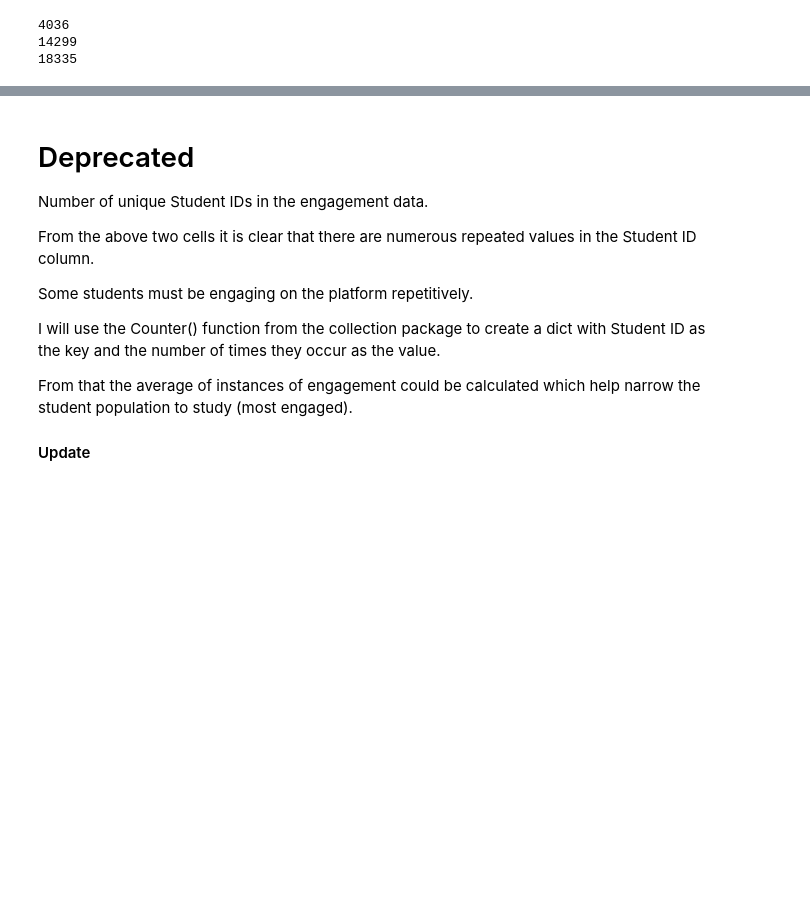
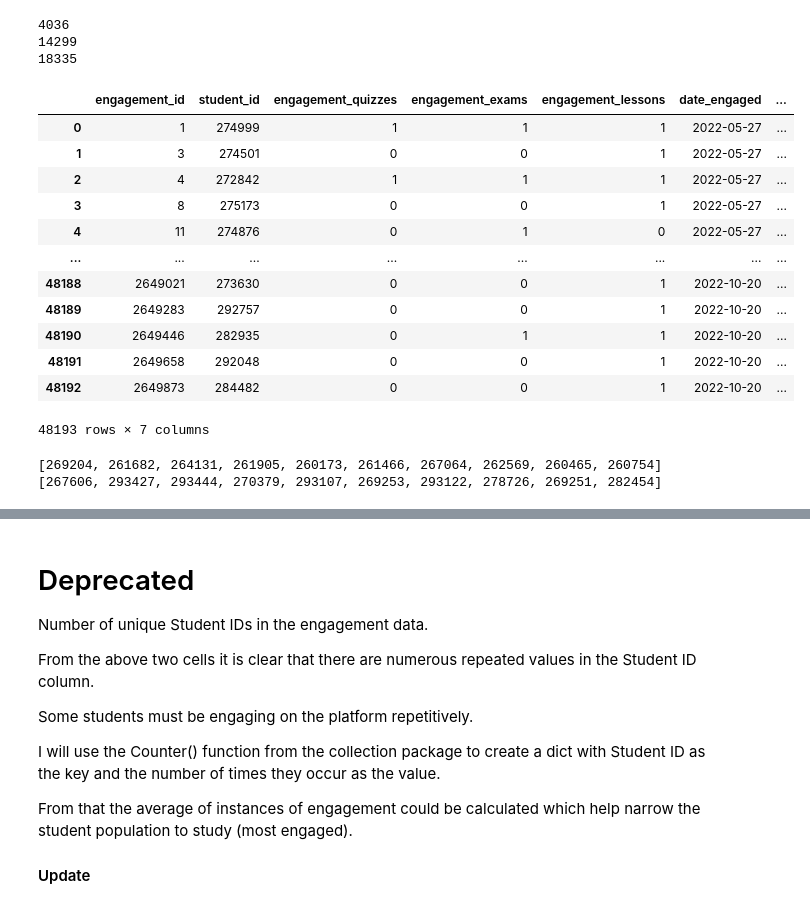
Before and after one commit to puvanans/365-DS-Competition, a Jupyter notebook: student_engagement.ipynb, the cells around one changed output, grey strips where cells are left out. Drawn from its saved outputs; the diff is of its cells as text; code cells hidden in the pictures; blank space fills up the shorter version.

Commit message:
split the engagement DF in two based on the level of engagement

```diff
--- a/student_engagement.ipynb
+++ b/student_engagement.ipynb
@@ -201,3 +201,26 @@ print(len(above_avg_student_id)+len(below_avg_student_id))
 4036
 14299
 18335
+# %%
+above_avg_engagement = student_engagement_by_country[student_engagement_by_country['student_id'].isin(above_avg_student_id)].reset_index(drop = True)
+above_avg_engagement
+# %% [output]
+|  | engagement_id | student_id | engagement_quizzes | engagement_exams | engagement_lessons | date_engaged | ... |
+| 0 | 1 | 274999 | 1 | 1 | 1 | 2022-05-27 | ... |
+| 1 | 3 | 274501 | 0 | 0 | 1 | 2022-05-27 | ... |
+| 2 | 4 | 272842 | 1 | 1 | 1 | 2022-05-27 | ... |
+| 3 | 8 | 275173 | 0 | 0 | 1 | 2022-05-27 | ... |
+| 4 | 11 | 274876 | 0 | 1 | 0 | 2022-05-27 | ... |
+| ... | ... | ... | ... | ... | ... | ... | ... |
+| 48188 | 2649021 | 273630 | 0 | 0 | 1 | 2022-10-20 | ... |
+| 48189 | 2649283 | 292757 | 0 | 0 | 1 | 2022-10-20 | ... |
+| 48190 | 2649446 | 282935 | 0 | 1 | 1 | 2022-10-20 | ... |
+| 48191 | 2649658 | 292048 | 0 | 0 | 1 | 2022-10-20 | ... |
+| 48192 | 2649873 | 284482 | 0 | 0 | 1 | 2022-10-20 | ... |
+48193 rows × 7 columns
+# %%
+print(above_avg_student_id[:10])
+print(below_avg_student_id[:10])
+# %% [output]
+[269204, 261682, 264131, 261905, 260173, 261466, 267064, 262569, 260465, 260754]
+[267606, 293427, 293444, 270379, 293107, 269253, 293122, 278726, 269251, 282454]
```
Also changed, not shown: parts of 3 cells of this notebook.
